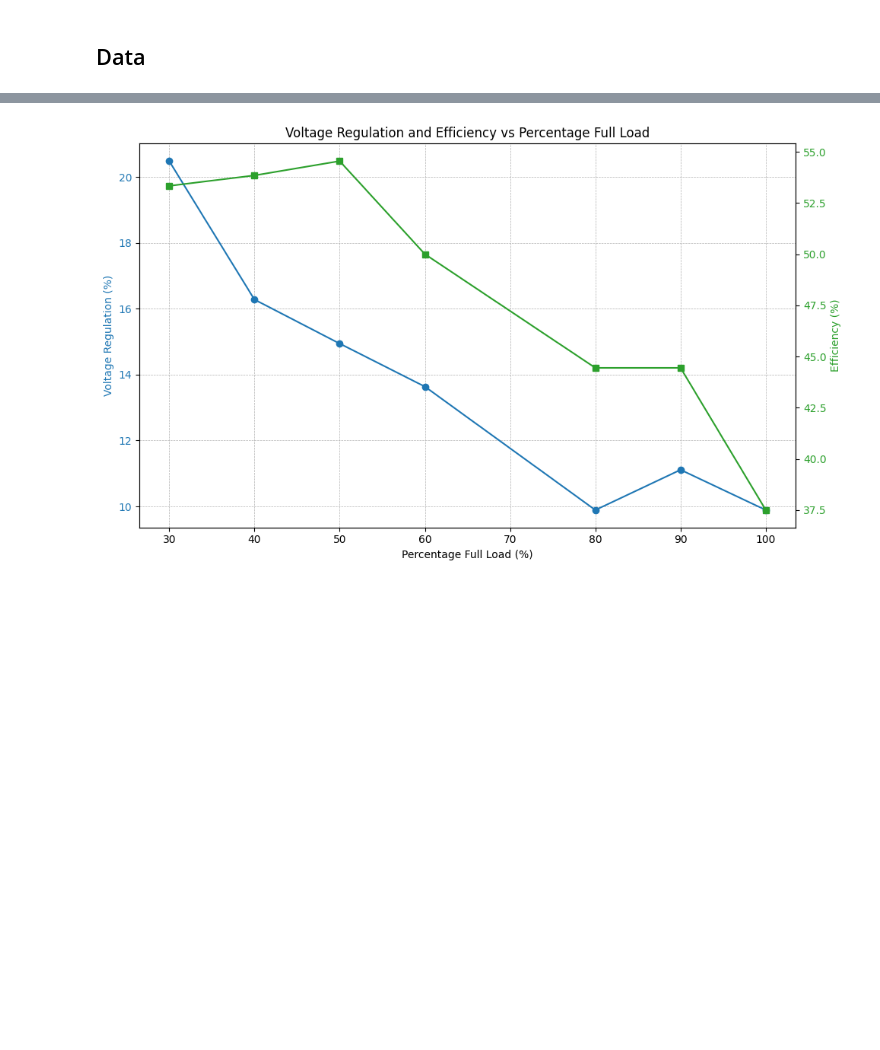
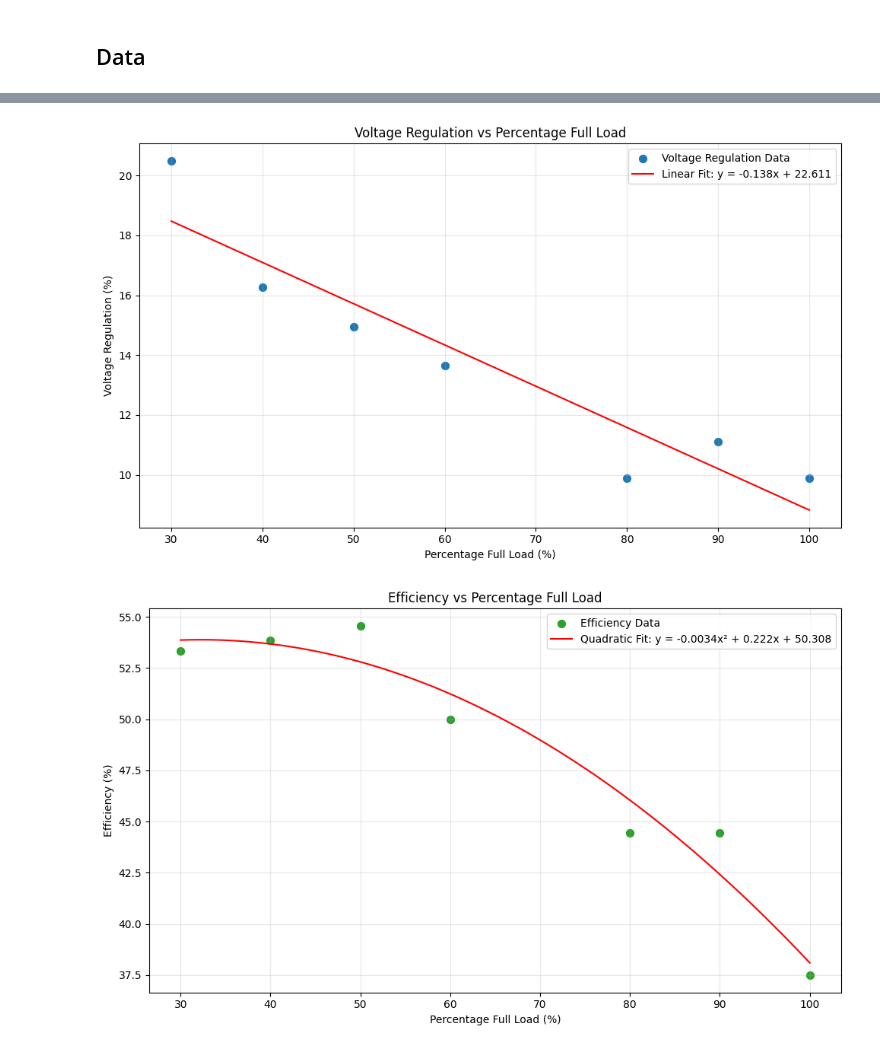
Before and after one commit to Oshadha345/Electrical-Power, a Jupyter notebook: University Work/Transformer Design Lab/Trnaformer_Design_Lab_report.ipynb, the cells around one changed output, grey strips where cells are left out. Saved outputs shown, nothing was run; the diff lists cells and outputs as text; code cells hidden in the pictures; blank space fills up the shorter version.

```diff
--- a/University Work/Transformer Design Lab/Trnaformer_Design_Lab_report.ipynb
+++ b/University Work/Transformer Design Lab/Trnaformer_Design_Lab_report.ipynb
@@ -86,22 +85,41 @@ plt.show()
 # %%
 # Plot Voltage Regulation and Efficiency vs Percentage Full Load
-fig, ax1 = plt.subplots(figsize=(10, 6))
+# Create separate plots for Voltage Regulation and Efficiency
 
-color = 'tab:blue'
+# Plot 1: Voltage Regulation with linear best fit
+fig1, ax1 = plt.subplots(figsize=(10, 6))
+ax1.scatter(percentage_full_load, voltage_regulations, color='tab:blue', label='Voltage Regulation Data', s=50)
+
+# Add linear best fit line for voltage regulation
+vr_coeffs = np.polyfit(percentage_full_load, voltage_regulations, 1)
+vr_fit = np.poly1d(vr_coeffs)
+x_smooth = np.linspace(percentage_full_load.min(), percentage_full_load.max(), 100)
+ax1.plot(x_smooth, vr_fit(x_smooth), '-', color='red', label=f'Linear Fit: y = {vr_coeffs[0]:.3f}x + {vr_coeffs[1]:.3f}')
+
 ax1.set_xlabel('Percentage Full Load (%)')
-ax1.set_ylabel('Voltage Regulation (%)', color=color)
-ax1.plot(percentage_full_load, vr, marker='o', color=color, label='Voltage Regulation')
-ax1.tick_params(axis='y', labelcolor=color)
-ax1.grid(True, which='both', linestyle='--', linewidth=0.5)
+ax1.set_ylabel('Voltage Regulation (%)')
+ax1.set_title('Voltage Regulation vs Percentage Full Load')
+ax1.legend()
+ax1.grid(True, alpha=0.3)
+plt.tight_layout()
+plt.show()
 
-ax2 = ax1.twinx()
-color = 'tab:green'
-ax2.set_ylabel('Efficiency (%)', color=color)
-ax2.plot(percentage_full_load, eff, marker='s', color=color, label='Efficiency')
-ax2.tick_params(axis='y', labelcolor=color)
+# Plot 2: Efficiency with quadratic best fit
+fig2, ax2 = plt.subplots(figsize=(10, 6))
+ax2.scatter(percentage_full_load, efficiencies, color='tab:green', label='Efficiency Data', s=50)
 
-plt.title('Voltage Regulation and Efficiency vs Percentage Full Load')
-fig.tight_layout()
+# Add quadratic best fit line for efficiency
+eff_coeffs = np.polyfit(percentage_full_load, efficiencies, 2)
+eff_fit = np.poly1d(eff_coeffs)
+ax2.plot(x_smooth, eff_fit(x_smooth), '-', color='red', label=f'Quadratic Fit: y = {eff_coeffs[0]:.4f}x² + {eff_coeffs[1]:.3f}x + {eff_coeffs[2]:.3f}')
+
+ax2.set_xlabel('Percentage Full Load (%)')
+ax2.set_ylabel('Efficiency (%)')
+ax2.set_title('Efficiency vs Percentage Full Load')
+ax2.legend()
+ax2.grid(True, alpha=0.3)
+plt.tight_layout()
 plt.show()
 # %% [output]
-[figure, old version]
+[figure, new version]
+[figure, added]
```
Also changed, not shown: parts of 2 cells of this notebook.
